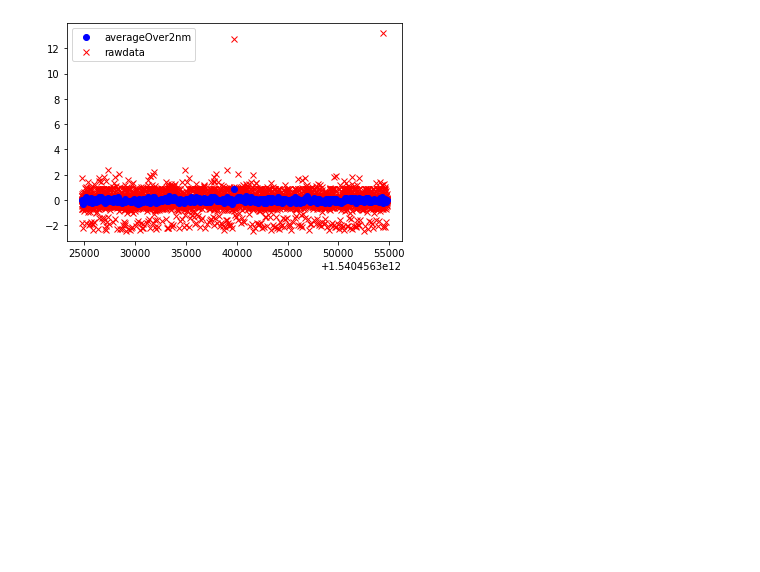
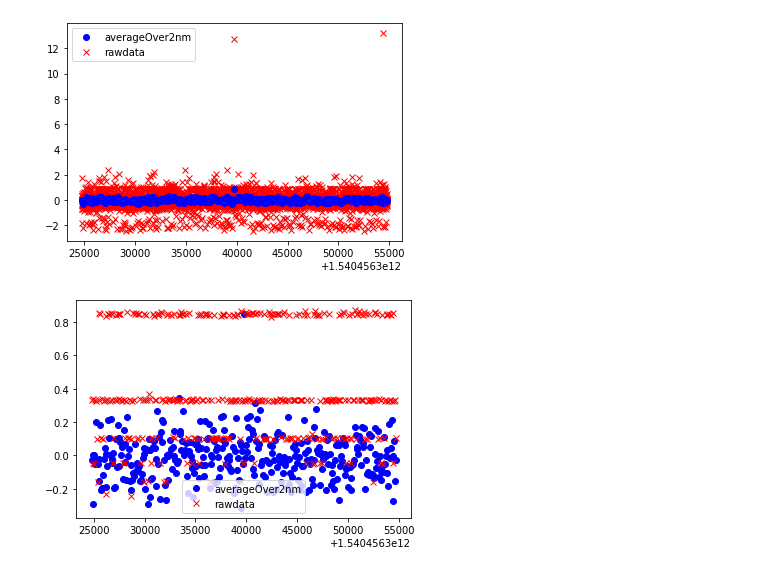
Before and after one commit to PStettler/DSF-DCBP-Philip-Stettler, a Jupyter notebook: codingTask1.ipynb, the cells around one changed output. Drawn from its saved outputs; the diff is of its cells as text; code cells hidden in the pictures; blank space fills up the shorter version.

```diff
--- a/codingTask1.ipynb
+++ b/codingTask1.ipynb
@@ -117,3 +117,12 @@ ax.plot(df.iloc[:,1].values,red_2nm.iloc[:,0].values,'bo');
 plt.legend(['averageOver2nm','rawdata']);
 # %% [output]
 [figure]
+# %%
+#measurements at individual wavelengths differ highly from the mean
+red_2nm = reduce(step=2)
+fig, ax = plt.subplots()
+ax.plot(df.iloc[:,1].values,red_2nm.iloc[:,0].values,'bo');
+ax.plot(df.iloc[:,1].values,df.iloc[:,2].values,'rx')
+plt.legend(['averageOver2nm','rawdata']);
+# %% [output]
+[figure, added]
```
Also changed, not shown: parts of 5 cells of this notebook.
